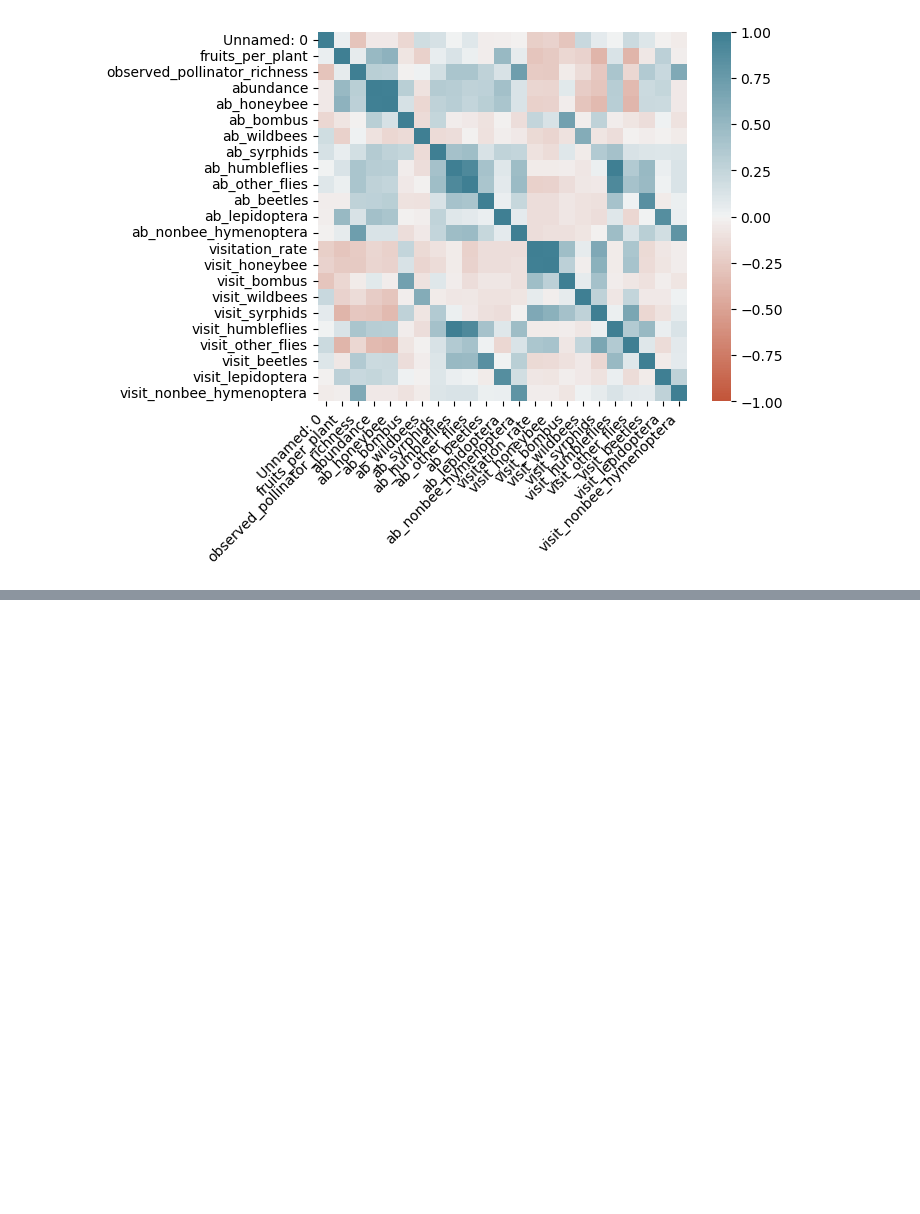
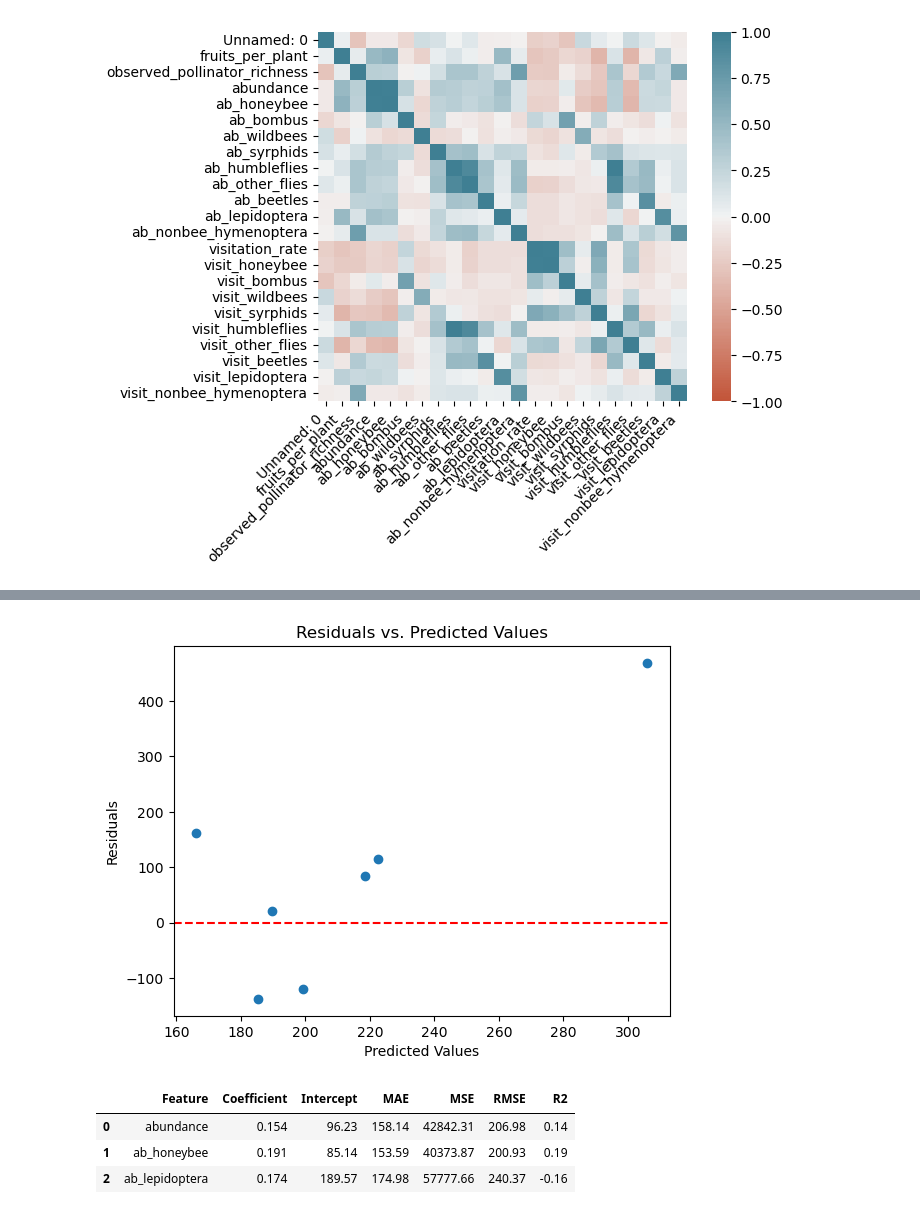
Before and after one commit to Paul-Sabin/BeeSharing, a Jupyter notebook: Almond.ipynb, the cells around one changed output, grey strips where cells are left out. Cells and saved outputs as stored; diff of their text form; code cells hidden in the pictures; blank space fills up the shorter version.

```diff
--- a/Almond.ipynb
+++ b/Almond.ipynb
@@ -57,0 +127,76 @@ Name: fruits_per_plant, dtype: float64
+# %%
+# Calculate residuals
+residuals = y_test - y_pred
+
+# Plotting the residuals
+plt.scatter(y_pred, residuals)
+plt.axhline(y=0, color='red', linestyle='--')  # Adds a horizontal line at zero
+plt.xlabel('Predicted Values')
+plt.ylabel('Residuals')
+plt.title('Residuals vs. Predicted Values')
+plt.show()
+# %% [output]
+[figure, added]
+# %%
+def test_features(df, features, target):
+    """
+    Test multiple features for linear regression models.
+
+    Parameters:
+    - df: DataFrame containing the dataset.
+    - features: List of feature names to test.
+    - target: Name of the target variable.
+
+    Returns:
+    - A DataFrame with the results of the analysis for each feature.
+    """
+    # Initialize an empty list to store results
+    results = []
+
+    for feature in features:
+        # Prepare the data
+        X = df[[feature]]  # Feature matrix
+        y = df[target]  # Target variable
+
+        # Split the data into training and testing sets
+        X_train, X_test, y_train, y_test = train_test_split(X, y, test_size=0.2, random_state=42)
+
+        # Create and train the linear regression model
+        model = LinearRegression()
+        model.fit(X_train, y_train)
+
+        # Predict target values for the test set
+        y_pred = model.predict(X_test)
+
+        # Calculate evaluation metrics
+        mae = round(mean_absolute_error(y_test, y_pred),2)
+        mse = round(mean_squared_error(y_test, y_pred),2)
+        rmse = round(mean_squared_error(y_test, y_pred, squared=False),2)
+        R2 = round(r2_score(y_test, y_pred),2)
+
+        # Append the results
+        results.append({
+            'Feature': feature,
+            'Coefficient': round(model.coef_[0],3),
+            'Intercept': round(model.intercept_, 2),
+            'MAE': mae,
+            'MSE': mse,
+            'RMSE': rmse,
+            'R2': R2
+        })
+
+    # Convert results to a DataFrame
+    results_df = pd.DataFrame(results)
+    return results_df
+
+# Example usage
+features_to_test = ['abundance', 'ab_honeybee', 'ab_lepidoptera']
+target_column = 'fruits_per_plant'
+results_df = test_features(df_almond, features_to_test, target_column)
+
+display(results_df)
+# %% [output]
+|  | Feature | Coefficient | Intercept | MAE | MSE | RMSE | R2 |
+| 0 | abundance | 0.154 | 96.23 | 158.14 | 42842.31 | 206.98 | 0.14 |
+| 1 | ab_honeybee | 0.191 | 85.14 | 153.59 | 40373.87 | 200.93 | 0.19 |
+| 2 | ab_lepidoptera | 0.174 | 189.57 | 174.98 | 57777.66 | 240.37 | -0.16 |
```
Also changed, not shown: parts of 4 cells of this notebook.
